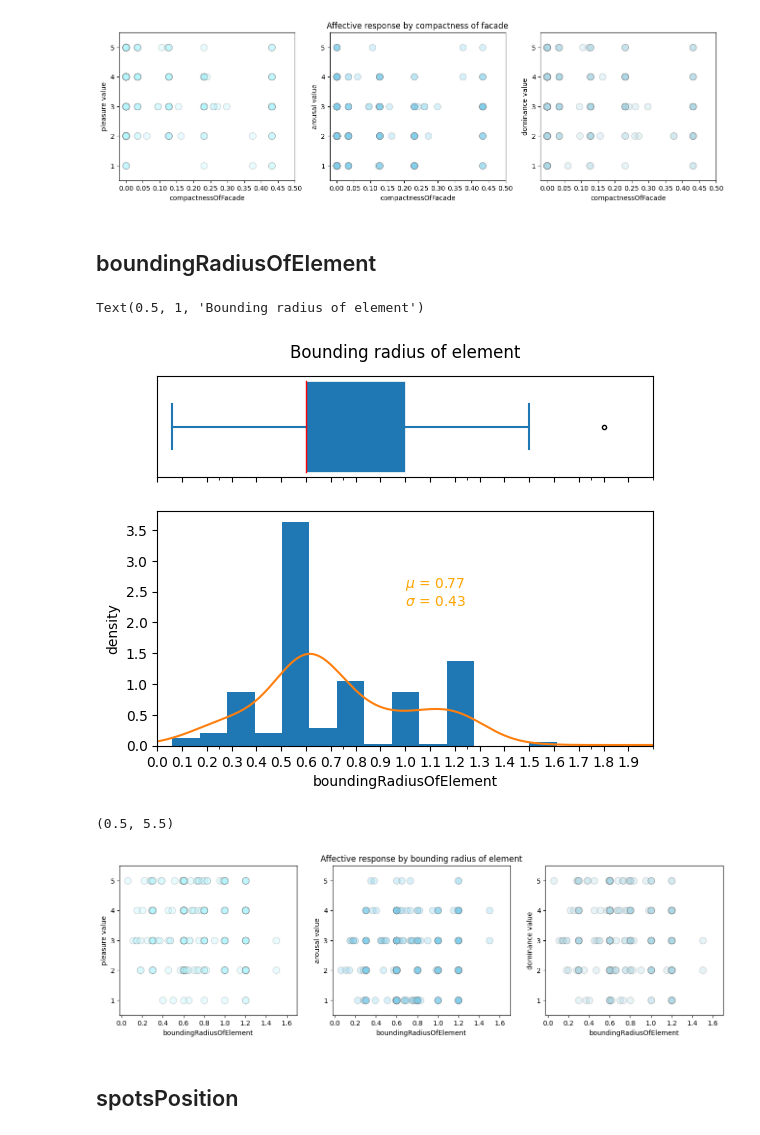
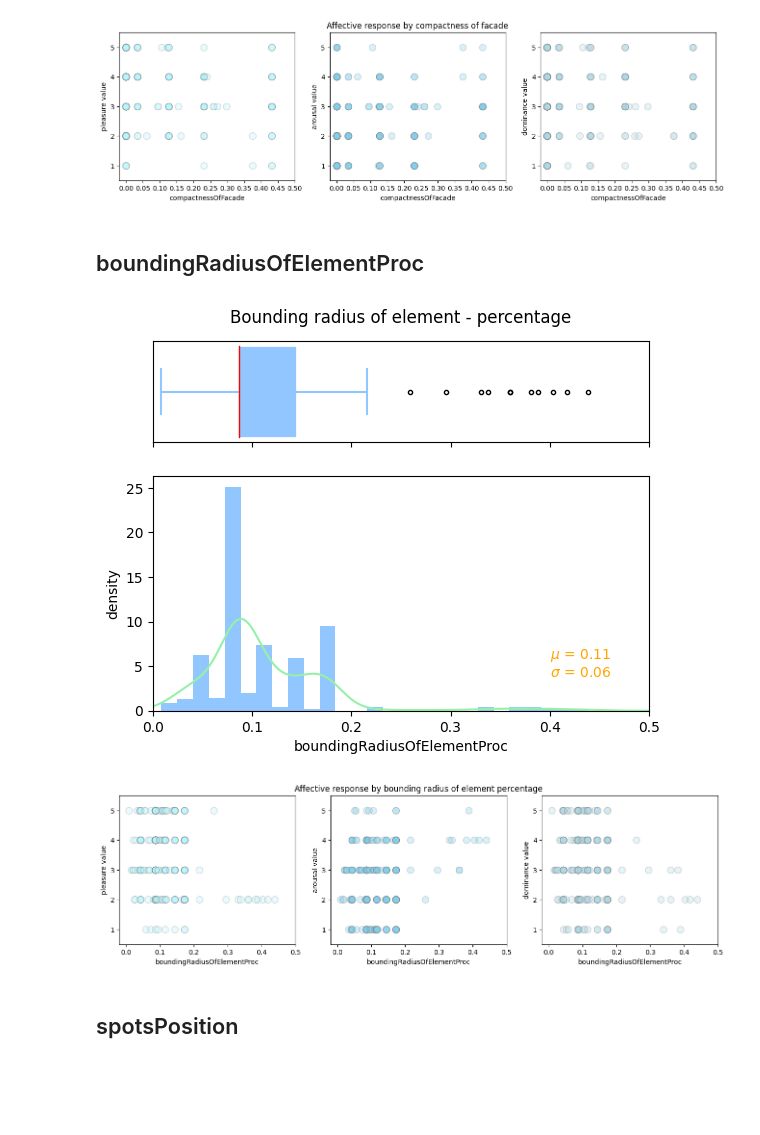
Before and after one commit to florinaptl/FP_test_VR, a Jupyter notebook: 20240204_Data_analysis.ipynb, the cells around one changed output. Cells and saved outputs as stored; diff of their text form; code cells hidden in the pictures; blank space fills up the shorter version.

Commit message:
bounding radius of element proc updated

```diff
--- a/20240204_Data_analysis.ipynb
+++ b/20240204_Data_analysis.ipynb
@@ -472,0 +708,3 @@ Pleasure, arousal and dominance values' frequencies
+# %%
+my_df=my_df.rename(columns={'Age group': 'AgeGroup'})
+my_df.head(5)
@@ -472,0 +1453,12 @@ Pleasure, arousal and dominance values' frequencies
+# %%
+my_groups=participants_df.groupby('Nationality')
+my_groups.size()
+myList=[]
+for name, grp in my_groups:
+  print(name+"\n"+str(grp.shape[0]))
+  if grp.shape[0]<=2:
+    myList.append(name)
+
+print(myList)
+
+my_df=my_df.replace(to_replace=myList, value="other")
@@ -473,8 +1743,7 @@ Pleasure, arousal and dominance values' frequencies
 # %% [markdown]
 # Dataset - new features
 # %%
-my_df=raw_df
-#my_df["procentageOpaqueOfFacade"]
+#my_df=raw_df
 my_df["nrOfMinimalUnitsPerSpot"]=my_df.apply(lambda x:
                                             int(sum((math.sqrt(k*100*(x.spotRadius*k/x.nrCircles if (k==0 or k==x.nrCircles) else x.spotRadius*k/x.nrCircles*(1-0.4*k/(1+0.4*k))))+2)
                                             if k==x.nrCircles else (1 if k==0 else (math.sqrt(k*100*(x.spotRadius*k/x.nrCircles if (k==0 or k==x.nrCircles) else x.spotRadius*k/x.nrCircles*(1-0.4*k/(1+0.4*k))))+2+k))
@@ -483,17 +1752,24 @@ my_df["opaqueAresOfSpot"]=my_df.apply(lambda x: x.nrOfMinimalUnitsPerSpot*3.14*0
 my_df["areaOpaque"]=my_df.apply(lambda x: x.noOfSpots*x.opaqueAresOfSpot, axis=1)
 my_df["covarageAreaOfSpot"]=my_df.apply(lambda x: 3.14*x.spotRadius**2, axis=1)
 my_df["areaFacadeTotal"]=3.5*6
+my_df["facadeDiagonal"]=math.sqrt(3.5**2+6**2)
 my_df["procentageOpaqueOfFacade"]=my_df.apply(lambda x: round(x.areaOpaque/x.areaFacadeTotal,4), axis=1)
 my_df["compactnessOfElement"]=my_df.apply(lambda x: round(x.opaqueAresOfSpot/x.covarageAreaOfSpot,4), axis=1)
-my_df["boundingRadiusOfElement"]=my_df.apply(lambda x: round(x.spotRadius,2), axis=1)
+my_df["boundingRadiusOfElementProc"]=my_df.apply(lambda x: round(x.spotRadius/x.facadeDiagonal,4), axis=1)
 my_df["realSpeed"]=my_df.apply(lambda x: round(x.speed*34.67,2), axis=1)
 my_df["maxNrOfElements"]=my_df.apply(lambda x: int(x.areaFacadeTotal/x.covarageAreaOfSpot if x.spotsPosition==0 else x.areaFacadeTotal/x.covarageAreaOfSpot/3), axis=1)
 my_df["emptyNumberOfElements"]=my_df.apply(lambda x: x.maxNrOfElements-x.noOfSpots, axis=1)
 my_df["filledProportionOnFacade"]=my_df.apply(lambda x: round(x.emptyNumberOfElements/x.noOfSpots,2), axis=1)
 my_df["maxiumDistanceBetweenElements"]=my_df.apply(lambda x: (0 if x.emptyNumberOfElements<=2 else x.filledProportionOnFacade*2*x.spotRadius) if x.emptyNumberOfElements<x.maxNrOfElements*0.75 else 3, axis=1)
-my_df["compactnessOfFacade"]=my_df.apply(lambda x: round(x.maxiumDistanceBetweenElements/math.sqrt(3.5**2+6**2),4), axis=1)
-my_df["accelerationOfChangingElementSize"]=my_df.apply(lambda x: 2*3.14*0.05**2 if ("explosion" in x.nameOfCurrentSequence and "big" in x.nameOfCurrentSequence) else (2*3.14*0.005**2 if ("explosion" in x.nameOfCurrentSequence and "small" in x.nameOfCurrentSequence) else 0), axis=1)
+my_df["compactnessOfFacade"]=my_df.apply(lambda x: round(x.maxiumDistanceBetweenElements/x.facadeDiagonal,4), axis=1)
+#my_df["accelerationOfChangingElementSize"]=my_df.apply(lambda x: 2*3.14*0.05**2 if ("explosion" in x.nameOfCurrentSequence and "big" in x.nameOfCurrentSequence) else (2*3.14*0.005**2 if ("explosion" in x.nameOfCurrentSequence and "small" in x.nameOfCurrentSequence) else 0), axis=1)
+my_df["accelerationOfChangingElementSize"]=my_df.apply(lambda x: 2 if ("explosion" in x.nameOfCurrentSequence and "big" in x.nameOfCurrentSequence) else (1 if ("explosion" in x.nameOfCurrentSequence and "small" in x.nameOfCurrentSequence) else 0), axis=1)
+
 
 pd.set_option('display.max_rows', None)
 pd.set_option("display.max_columns", None)
 my_df.head(50)
+my_df.describe()
+
+#save to csv
+my_df.to_csv("/content/drive/MyDrive/Plots/Tables/"+"my_df"+".csv")
@@ -519,9 +1777,10 @@ my_df.head(50)
 # Selected dataset
 # %%
 mySelected_secquences=my_df[~my_df['nameOfCurrentSequence'].isin(['initial mood', 'final mood', 'random 2', 'high speed few spots'])]
-mySelected_df=mySelected_secquences[["pleasure", "arousal", "dominance", "spotsPosition", "allocatedTimeForRating", "procentageOpaqueOfFacade", "compactnessOfElement", "compactnessOfFacade", "boundingRadiusOfElement", "realSpeed", "accelerationOfChangingElementSize" ]]
+mySelected_df=mySelected_secquences[["pleasure", "arousal", "dominance", "spotsPosition", "allocatedTimeForRating", "procentageOpaqueOfFacade", "compactnessOfElement", "compactnessOfFacade", "boundingRadiusOfElementProc", "realSpeed", "accelerationOfChangingElementSize" ]]
 mySelected_df.head(mySelected_df.shape[0])
 print(my_df.shape)
 print(mySelected_secquences.shape)
 print(mySelected_df.shape)
+mySelected_df.describe()
 # %% [output]
@@ -917,77 +2185,75 @@ ax[2].set_ylim(0.5,5.5)
 (0.5, 5.5)
 [figure]
 # %% [markdown]
-## boundingRadiusOfElement
+## boundingRadiusOfElementProc
 # %%
 fig, (ax_box, ax_hist) = plt.subplots(2, sharex=True, gridspec_kw={"height_ratios": (.3, .7)})
-myFeature='boundingRadiusOfElement'
+myFeature='boundingRadiusOfElementProc'
 
 #box plot - the outliers are
 VP = ax_box.boxplot(mySelected_df[myFeature], positions=[2], widths=1.5, patch_artist=True, vert=False,
                 showmeans=False, showfliers=True,
                 medianprops={"color": "red", "linewidth": 1},
                 boxprops={"facecolor": "C0", "edgecolor": "white",
                           "linewidth": 0.5},
                 whiskerprops={"color": "C0", "linewidth": 1.5},
                 capprops={"color": "C0", "linewidth": 1.5},
                 flierprops={"markersize":3} )
 
 ax_box.set_yticks(np.arange(0,0))
 ax_box.set_xticks(np.arange(0,2,0.1))
-ax_box.set_xlim(0,2)
+ax_box.set_xlim(0,0.5)
 
 #histogram plot
 n, bins, patches=ax_hist.hist(mySelected_df[myFeature], bins='auto', density=True, cumulative=False)
 #ax_hist.yaxis.set_major_formatter(plt.matplotlib.ticker.PercentFormatter())
 
 myKde=(mySelected_df[myFeature]).plot.kde()
 
 
 # add text box for the statistics
 stats = (f"$\\mu$ = {(mySelected_df[myFeature]).mean().round(2)}\n"
          f"$\\sigma$ = {(mySelected_df[myFeature]).std().round(2)}\n"
          )
-ax_hist.text(1,2,stats, color='orange')
+ax_hist.text(0.4,2,stats, color='orange')
 
 ax_hist.set(xlabel=myFeature, ylabel="density")
-ax_hist.set_title('Bounding radius of element', y=1, pad=110)
+ax_hist.set_title('Bounding radius of element - percentage', y=1, pad=110)
 
-#fig.savefig(ax_hist.get_title()+'.png', dpi=600, bbox_inches='tight')
+#fig.savefig("/content/drive/MyDrive/Plots/Plots_describing_facade_features/"+ax_hist.get_title()+'.png', dpi=600, bbox_inches='tight')
 # %% [output]
-Text(0.5, 1, 'Bounding radius of element')
-[figure, old version]
+[figure, new version]
 # %%
 fig, ax=plt.subplots(1,3,figsize=(16,4))
-myFeature='boundingRadiusOfElement'
+myFeature='boundingRadiusOfElementProc'
 
 ax[0].plot((mySelected_df.sort_values(by=[myFeature]))[myFeature], (mySelected_df.sort_values(by=[myFeature]))['pleasure'],'o', color='#B6F6FF', markersize=10, label="pleasure", alpha=0.3, markeredgecolor='grey')
 ax[1].plot((mySelected_df.sort_values(by=[myFeature]))[myFeature], (mySelected_df.sort_values(by=[myFeature]))['arousal'],'o', color='#81CFEC', markersize=10, label="arousal", alpha=0.3, markeredgecolor='grey')
 ax[2].plot((mySelected_df.sort_values(by=[myFeature]))[myFeature], (mySelected_df.sort_values(by=[myFeature]))['dominance'],'o', color='lightblue', markersize=10, label="dominance", alpha=0.3, markeredgecolor='grey')
 
 
-ax[0].set_xticks(np.arange(0,1.7,0.2), minor=False)
+ax[0].set_xticks(np.arange(0,1.7,0.1), minor=False)
 ax[0].set(xlabel=myFeature, ylabel="pleasure value")
 ax[0].set_yticks(np.arange(1,6,1), minor=False)
-ax[0].set_xlim(-0.02,1.7)
+ax[0].set_xlim(-0.02,0.5)
 ax[0].set_ylim(0.5,5.5)
 
-ax[1].set_xticks(np.arange(0,1.7,0.2), minor=False)
+ax[1].set_xticks(np.arange(0,1.7,0.1), minor=False)
 ax[1].set(xlabel=myFeature, ylabel="arousal value")
 ax[1].set_yticks(np.arange(1,6,1), minor=False)
-ax[1].set_title("Affective response by bounding radius of element")
-ax[1].set_xlim(-0.02,1.7)
+ax[1].set_title("Affective response by bounding radius of element percentage")
+ax[1].set_xlim(-0.02,0.5)
 ax[1].set_ylim(0.5,5.5)
 
-ax[2].set_xticks(np.arange(0,1.7,0.2), minor=False)
+ax[2].set_xticks(np.arange(0,1.7,0.1), minor=False)
 ax[2].set(xlabel=myFeature, ylabel="dominance value")
 ax[2].set_yticks(np.arange(1,6,1), minor=False)
-ax[2].set_xlim(-0.02,1.7)
+ax[2].set_xlim(-0.02,0.5)
 ax[2].set_ylim(0.5,5.5)
 
-#fig.savefig(ax.get_title()+'.png', dpi=600, bbox_inches='tight')
+#fig.savefig("/content/drive/MyDrive/Plots/Plots_describing_facade_features/"+ax[1].get_title()+'.png', dpi=600, bbox_inches='tight')
 # %% [output]
-(0.5, 5.5)
-[figure, old version]
+[figure, new version]
 # %% [markdown]
 ## spotsPosition
 # %%
```
Also changed, not shown: parts of 121 cells of this notebook.
